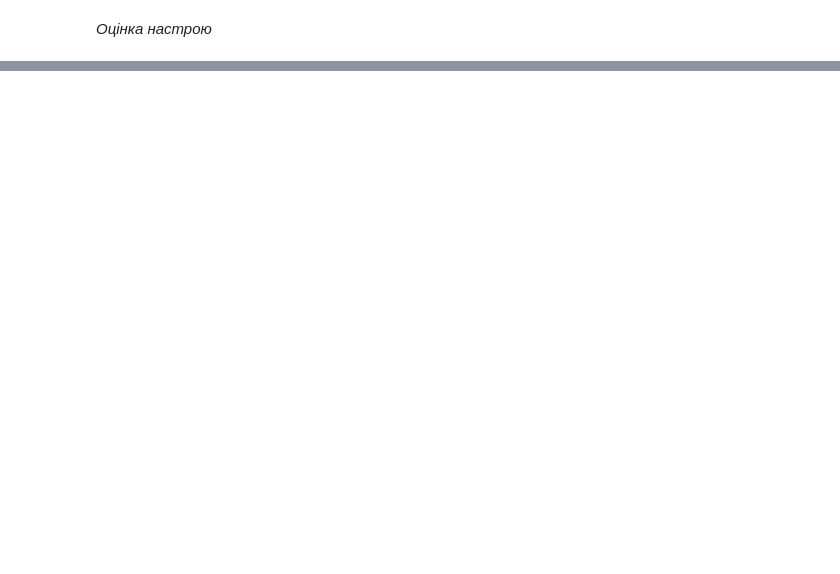
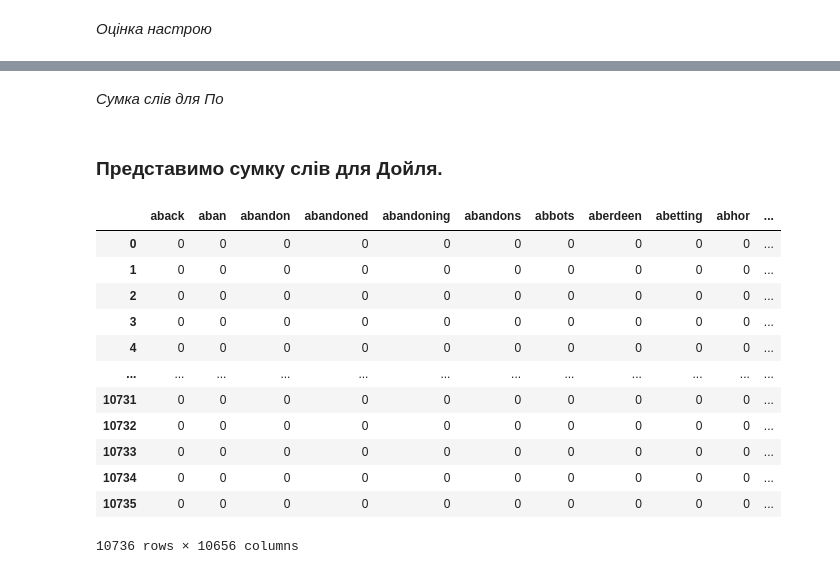
Before and after one commit to SideShowBoBGOT/DataAnalysisFourthSemester, a Jupyter notebook: Lab8/lab8.ipynb, the cells around one changed output, grey strips where cells are left out. Drawn from its saved outputs; the diff is of its cells as text; code cells hidden in the pictures; blank space fills up the shorter version.

```diff
--- a/Lab8/lab8.ipynb
+++ b/Lab8/lab8.ipynb
@@ -502,0 +534,3 @@ df_ukr
+# %%
+sentences = [sent.split() for sent in df_ukr.content]
+sentences[0][:10]
@@ -502,0 +655,13 @@ df_ukr
+# %%
+df_poe = []
+for text in ['poe.txt', 'poe-2.txt']:
+    t = ''.join(open(text).readlines())
+    sentences = nltk.tokenize.sent_tokenize(t)
+    df_poe.extend(sentences)
+df_poe = pd.DataFrame(df_poe, columns=['content'])
+df_doyle = []
+for text in ['doyle.txt', 'doyle-2.txt']:
+    t = ''.join(open(text).readlines())
+    sentences = nltk.tokenize.sent_tokenize(t)
+    df_doyle.extend(sentences)
+df_doyle = pd.DataFrame(df_doyle, columns=['content'])
@@ -502,0 +672,2 @@ df_ukr
+# %%
+stop_words = nltk.corpus.stopwords.words('english')
@@ -502,0 +678,13 @@ df_ukr
+# %%
+@np.vectorize
+def preproc_doc(doc):
+    doc = re.sub(r'[^a-zA-Z\s]', '', doc, re.I | re.A)
+    doc = doc.lower()
+    doc = doc.strip()
+    tokens = wpt.tokenize(doc)
+    filtered_tokens = [token for token in tokens if token not in stop_words]
+    doc = ' '.join(filtered_tokens)
+    return doc
+
+df_poe['clean_content'] = preproc_doc(df_poe.content)
+df_doyle['clean_content'] = preproc_doc(df_doyle.content)
@@ -502,0 +716,24 @@ df_ukr
+# %% [markdown]
+*Сумка слів для По*
+# %% [markdown]
+### Представимо сумку слів для Дойля.
+# %%
+cv_doyle = CountVectorizer(min_df=0., max_df=1.)
+cv_matrix_doyle = cv_doyle.fit_transform(df_doyle.clean_content)
+cv_matrix_doyle = pd.DataFrame(cv_matrix_doyle.toarray(),
+                         columns=cv_doyle.get_feature_names_out())
+cv_matrix_doyle
+# %% [output]
+|  | aback | aban | abandon | abandoned | abandoning | abandons | abbots | aberdeen | abetting | abhor | ... |
+| 0 | 0 | 0 | 0 | 0 | 0 | 0 | 0 | 0 | 0 | 0 | ... |
+| 1 | 0 | 0 | 0 | 0 | 0 | 0 | 0 | 0 | 0 | 0 | ... |
+| 2 | 0 | 0 | 0 | 0 | 0 | 0 | 0 | 0 | 0 | 0 | ... |
+| 3 | 0 | 0 | 0 | 0 | 0 | 0 | 0 | 0 | 0 | 0 | ... |
+| 4 | 0 | 0 | 0 | 0 | 0 | 0 | 0 | 0 | 0 | 0 | ... |
+| ... | ... | ... | ... | ... | ... | ... | ... | ... | ... | ... | ... |
+| 10731 | 0 | 0 | 0 | 0 | 0 | 0 | 0 | 0 | 0 | 0 | ... |
+| 10732 | 0 | 0 | 0 | 0 | 0 | 0 | 0 | 0 | 0 | 0 | ... |
+| 10733 | 0 | 0 | 0 | 0 | 0 | 0 | 0 | 0 | 0 | 0 | ... |
+| 10734 | 0 | 0 | 0 | 0 | 0 | 0 | 0 | 0 | 0 | 0 | ... |
+| 10735 | 0 | 0 | 0 | 0 | 0 | 0 | 0 | 0 | 0 | 0 | ... |
+10736 rows × 10656 columns
```
Also changed, not shown: parts of 56 cells of this notebook, 2 other files.
